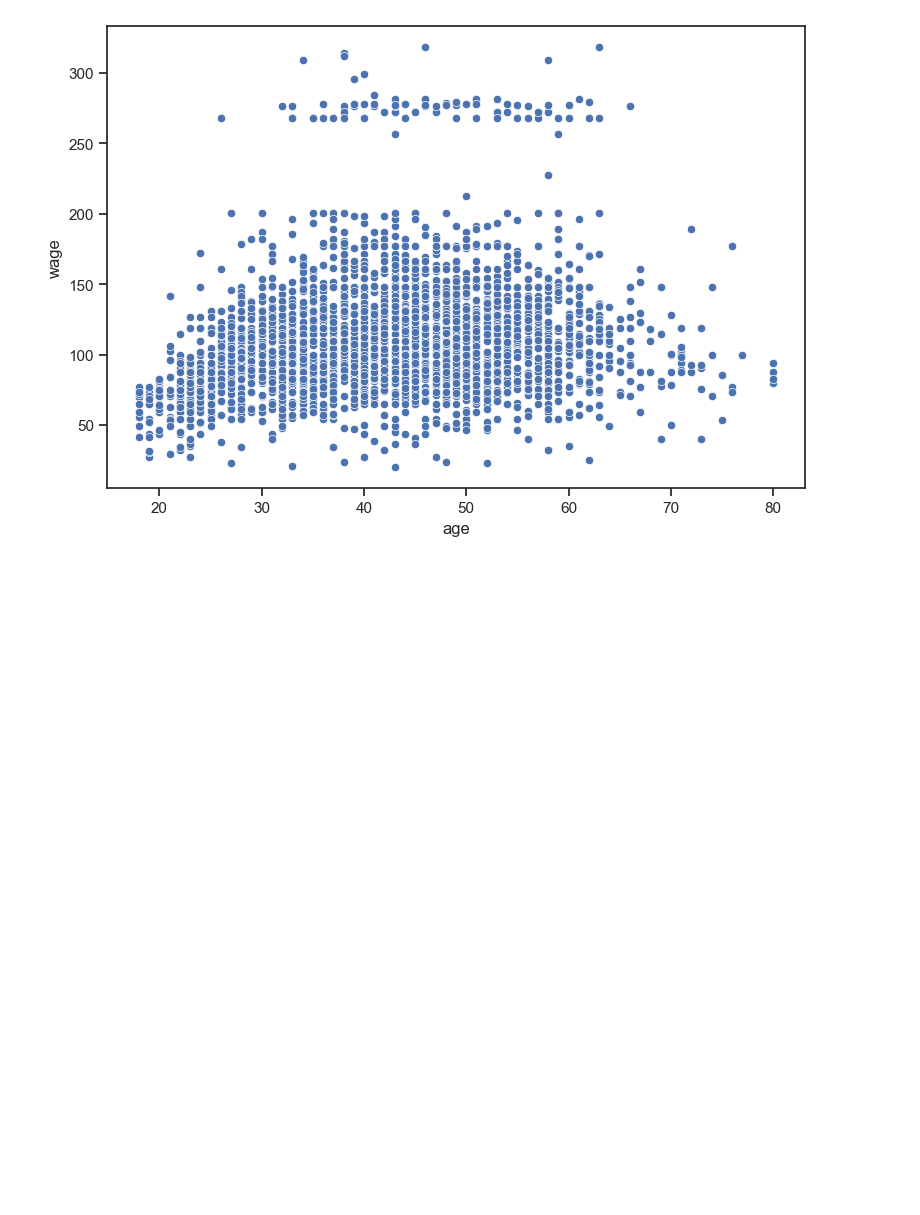
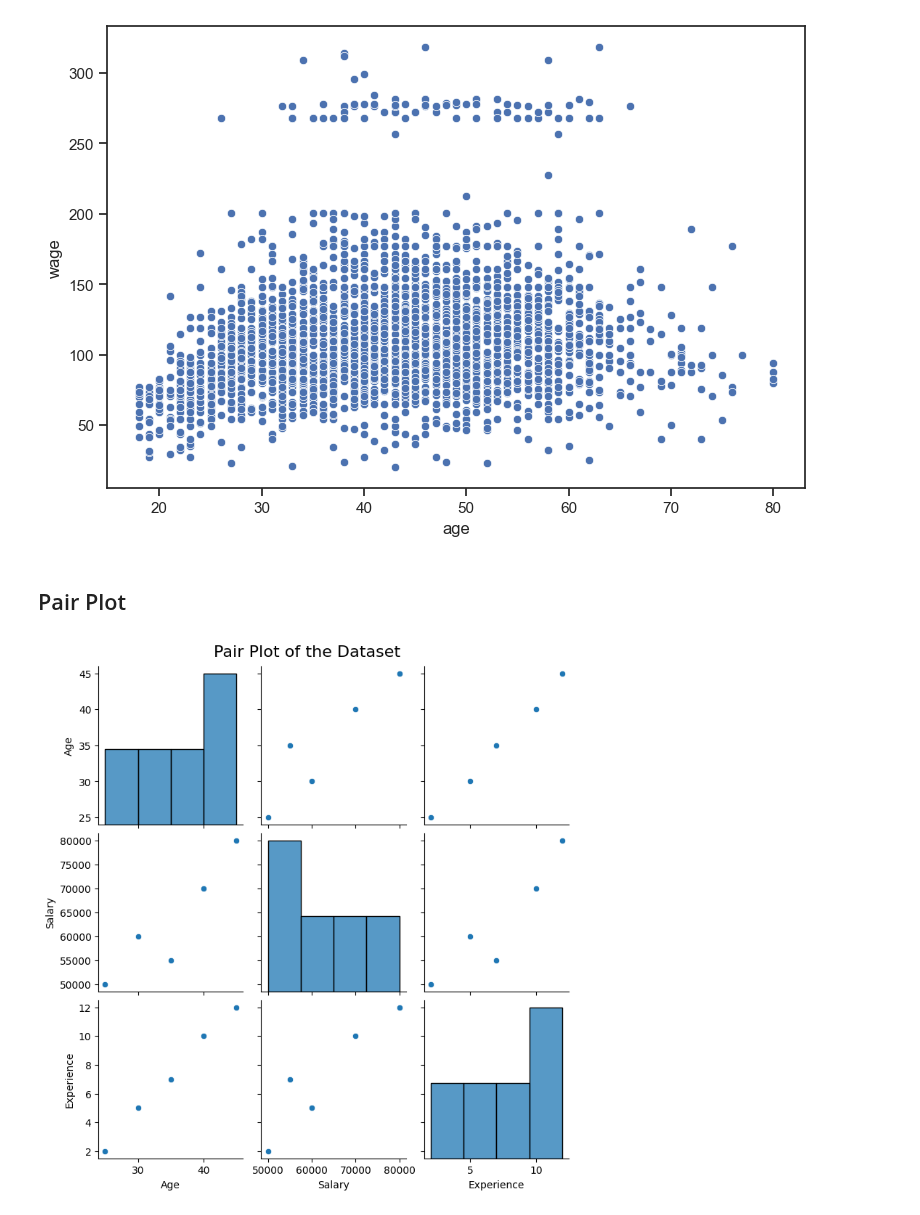
Before and after one commit to jarix/Python_Snippets, a Jupyter notebook: seaborn_101.ipynb, the cells around one changed output. Saved outputs shown, nothing was run; the diff lists cells and outputs as text; code cells hidden in the pictures; blank space fills up the shorter version.

```diff
--- a/seaborn_101.ipynb
+++ b/seaborn_101.ipynb
@@ -174,3 +174,23 @@ sns.scatterplot(x="age", y="wage", data=df)
 # %% [output]
 <Axes: xlabel='age', ylabel='wage'>
 [figure]
+# %% [markdown]
+## Pair Plot
+# %%
+
+# Sample DataFrame
+data = {
+    'Age': [25, 30, 35, 40, 45],
+    'Salary': [50000, 60000, 55000, 70000, 80000],
+    'Experience': [2, 5, 7, 10, 12]
+}
+df = pd.DataFrame(data)
+
+# Generate a pair plot
+sns.pairplot(df)
+
+# Show the plot
+plt.suptitle("Pair Plot of the Dataset", y=1.02, fontsize=16)
+plt.show()
+# %% [output]
+[figure, added]
```
Also changed, not shown: parts of 2 cells of this notebook.
